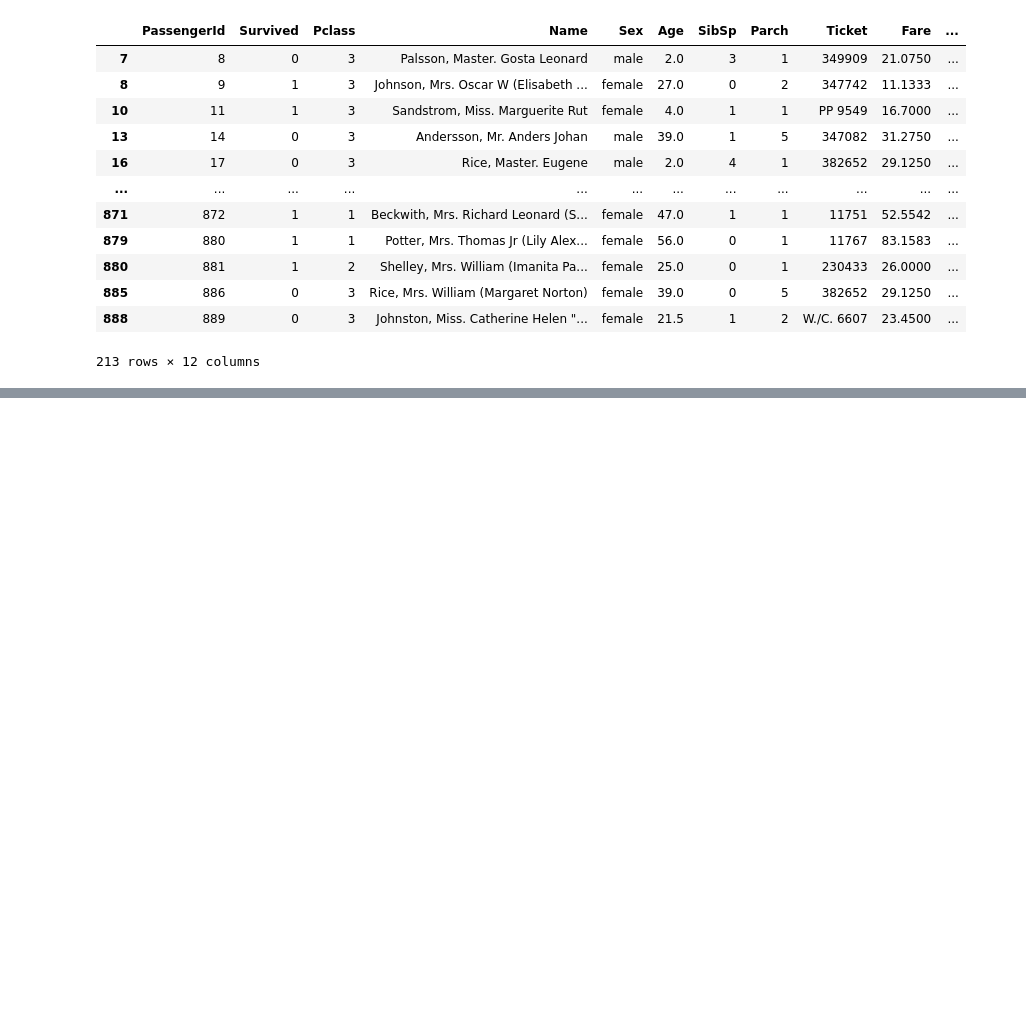
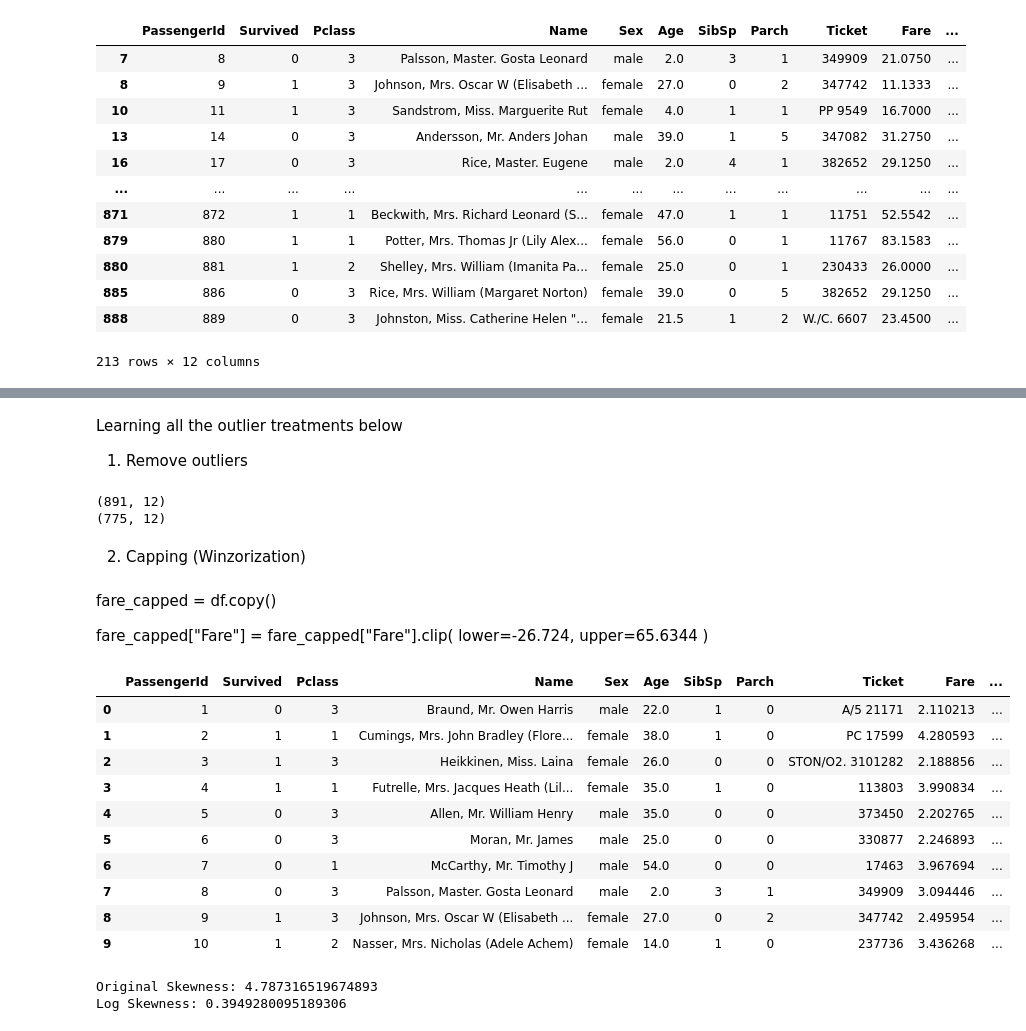
Before and after one commit to AlwinVJ/titanic_preprocessing, a Jupyter notebook: notebook/preprocessing.ipynb, the cells around one changed output, grey strips where cells are left out. Drawn from its saved outputs; the diff is of its cells as text; code cells hidden in the pictures; blank space fills up the shorter version.

Commit message:
Handled outliers for age and fares

```diff
--- a/notebook/preprocessing.ipynb
+++ b/notebook/preprocessing.ipynb
@@ -621,0 +642,4 @@ Number of Outliers: 213
+# %% [markdown]
+Learning all the outlier treatments below
+
+1. Remove outliers
@@ -621,0 +651,41 @@ Number of Outliers: 213
+# %%
+print(df.shape)
+print(fare_removed.shape)
+# %% [output]
+(891, 12)
+(775, 12)
+# %% [markdown]
+2. Capping (Winzorization)
+# %% [markdown]
+fare_capped = df.copy()
+
+fare_capped["Fare"] = fare_capped["Fare"].clip(
+    lower=-26.724,
+    upper=65.6344
+)
+# %%
+import numpy as np
+
+fare_log = df.copy()
+
+fare_log["Fare"] = np.log1p(fare_log["Fare"])
+
+fare_log.head(10)
+# %% [output]
+|  | PassengerId | Survived | Pclass | Name | Sex | Age | SibSp | Parch | Ticket | Fare | ... |
+| 0 | 1 | 0 | 3 | Braund, Mr. Owen Harris | male | 22.0 | 1 | 0 | A/5 21171 | 2.110213 | ... |
+| 1 | 2 | 1 | 1 | Cumings, Mrs. John Bradley (Flore... | female | 38.0 | 1 | 0 | PC 17599 | 4.280593 | ... |
+| 2 | 3 | 1 | 3 | Heikkinen, Miss. Laina | female | 26.0 | 0 | 0 | STON/O2. 3101282 | 2.188856 | ... |
+| 3 | 4 | 1 | 1 | Futrelle, Mrs. Jacques Heath (Lil... | female | 35.0 | 1 | 0 | 113803 | 3.990834 | ... |
+| 4 | 5 | 0 | 3 | Allen, Mr. William Henry | male | 35.0 | 0 | 0 | 373450 | 2.202765 | ... |
+| 5 | 6 | 0 | 3 | Moran, Mr. James | male | 25.0 | 0 | 0 | 330877 | 2.246893 | ... |
+| 6 | 7 | 0 | 1 | McCarthy, Mr. Timothy J | male | 54.0 | 0 | 0 | 17463 | 3.967694 | ... |
+| 7 | 8 | 0 | 3 | Palsson, Master. Gosta Leonard | male | 2.0 | 3 | 1 | 349909 | 3.094446 | ... |
+| 8 | 9 | 1 | 3 | Johnson, Mrs. Oscar W (Elisabeth ... | female | 27.0 | 0 | 2 | 347742 | 2.495954 | ... |
+| 9 | 10 | 1 | 2 | Nasser, Mrs. Nicholas (Adele Achem) | female | 14.0 | 1 | 0 | 237736 | 3.436268 | ... |
+# %%
+print("Original Skewness:", df["Fare"].skew())
+print("Log Skewness:", fare_log["Fare"].skew())
+# %% [output]
+Original Skewness: 4.787316519674893
+Log Skewness: 0.3949280095189306
```
Also changed, not shown: parts of 4 cells of this notebook.
